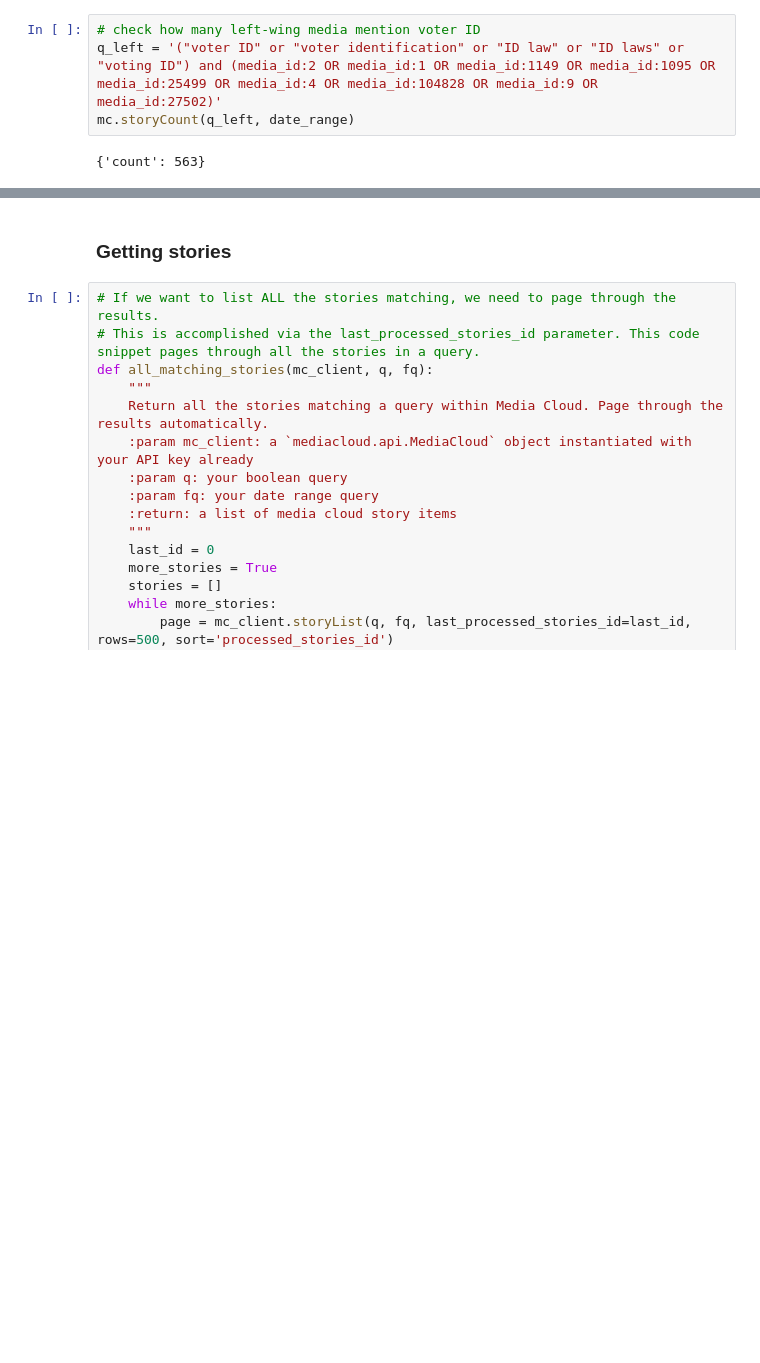
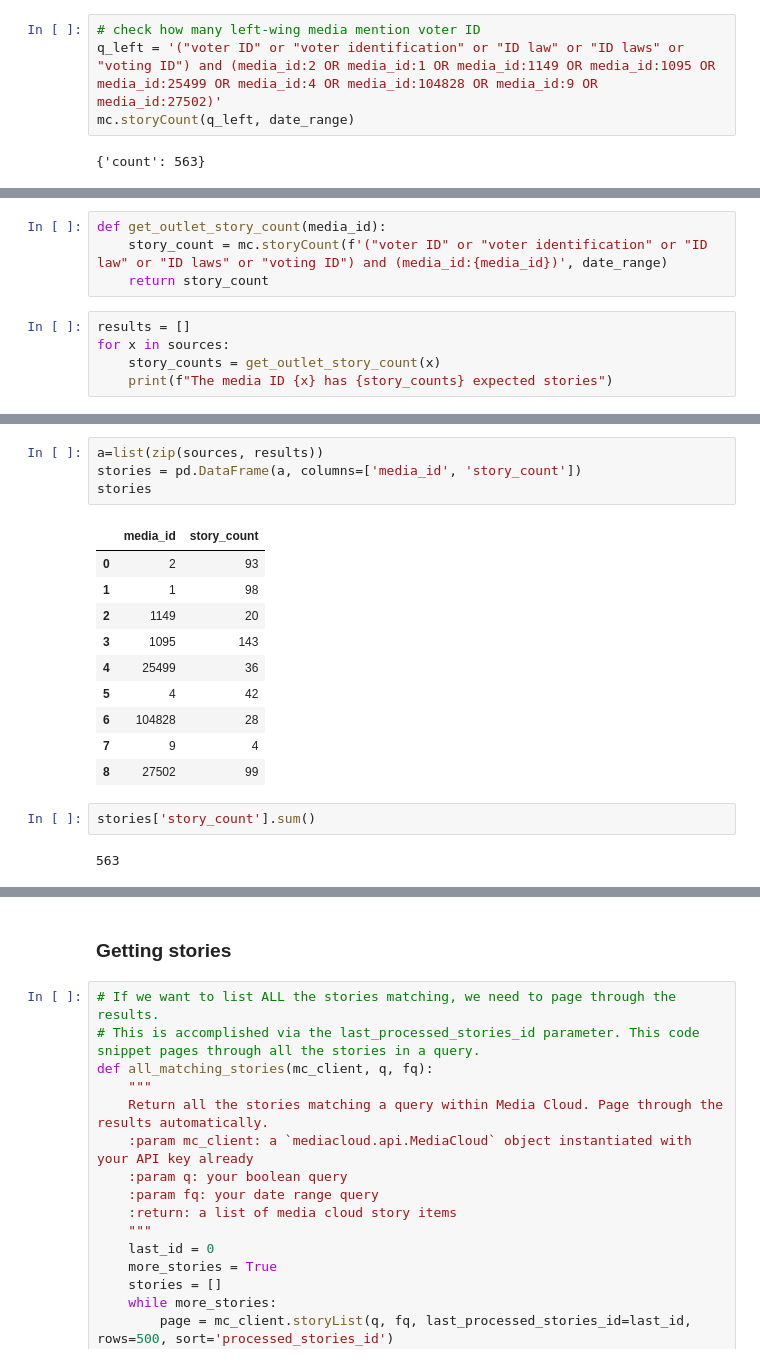
Before and after one commit to analoncur3/Voter-ID-US-News-Media, a Jupyter notebook: Data collection/Mediascore.ipynb, the cells around one changed output, grey strips where cells are left out. Drawn from its saved outputs; the diff is of its cells as text; blank space fills up the shorter version.

```diff
--- a/Data collection/Mediascore.ipynb
+++ b/Data collection/Mediascore.ipynb
@@ -46,0 +51,9 @@ mc.storyCount(q_left, date_range)
+# %%
+def get_outlet_story_count(media_id):
+    story_count = mc.storyCount(f'("voter ID" or "voter identification" or "ID law" or "ID laws" or "voting ID") and (media_id:{media_id})', date_range)
+    return story_count
+# %%
+results = []
+for x in sources:
+    story_counts = get_outlet_story_count(x)
+    print(f"The media ID {x} has {story_counts} expected stories")
@@ -46,0 +70,19 @@ mc.storyCount(q_left, date_range)
+# %%
+a=list(zip(sources, results))
+stories = pd.DataFrame(a, columns=['media_id', 'story_count'])
+stories
+# %% [output]
+|  | media_id | story_count |
+| 0 | 2 | 93 |
+| 1 | 1 | 98 |
+| 2 | 1149 | 20 |
+| 3 | 1095 | 143 |
+| 4 | 25499 | 36 |
+| 5 | 4 | 42 |
+| 6 | 104828 | 28 |
+| 7 | 9 | 4 |
+| 8 | 27502 | 99 |
+# %%
+stories['story_count'].sum()
+# %% [output]
+563
```
Also changed, not shown: parts of 8 cells of this notebook.
